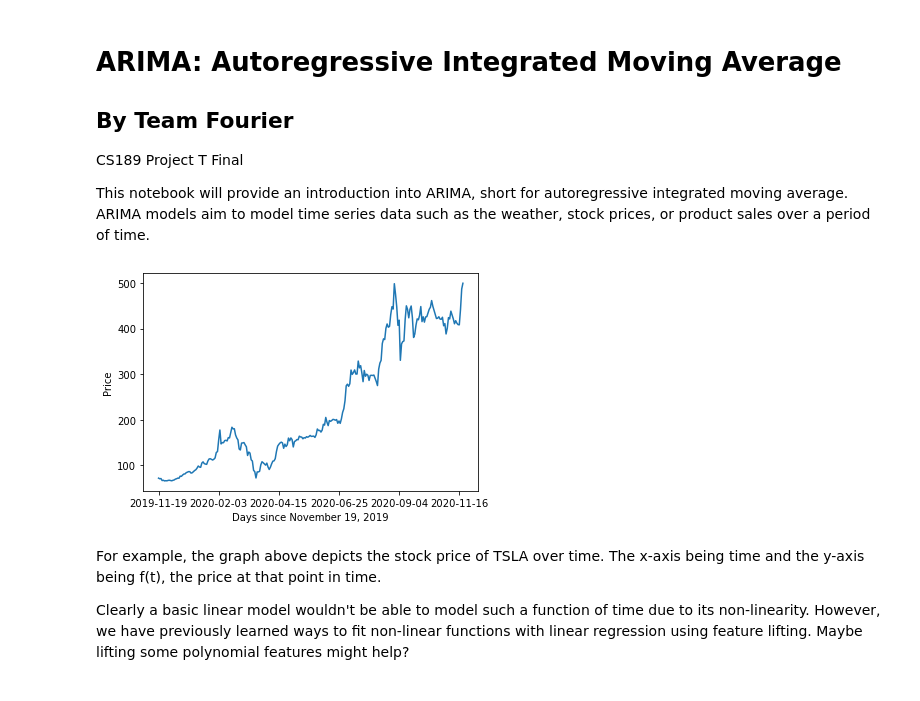
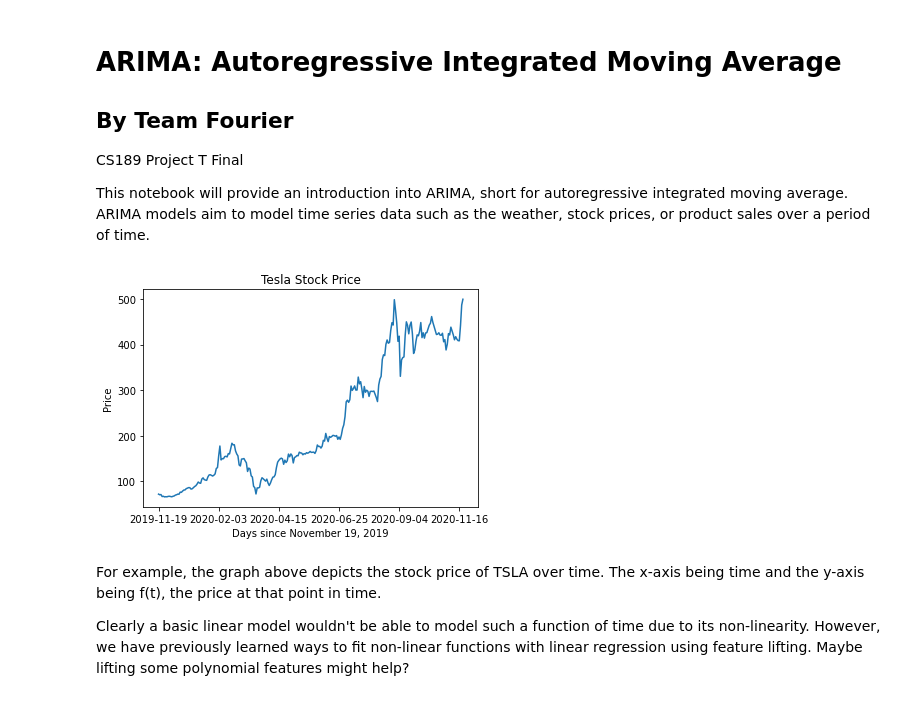
Before and after one commit to adamchang2000/cs189-project-t-arima, a Jupyter notebook: CS189 Project T ARIMA.ipynb, the cells around one changed output. Saved outputs shown, nothing was run; the diff lists cells and outputs as text; code cells hidden in the pictures.

```diff
--- a/CS189 Project T ARIMA.ipynb
+++ b/CS189 Project T ARIMA.ipynb
@@ -17,15 +23,16 @@ This notebook will provide an introduction into ARIMA, short for autoregressive
 # %%
 data = pd.read_csv('TSLA.csv')
 time = np.array(data['Date'])
 price = np.array(data['Close'])
 
+plt.title('Tesla Stock Price')
 plt.plot(time, price)
 plt.xticks(time[::50])
 plt.xlabel('Days since November 19, 2019')
 plt.ylabel('Price')
 plt.show()
 # %% [output]
-[figure, old version]
+[figure, new version]
 # %% [markdown]
 For example, the graph above depicts the stock price of TSLA over time. The x-axis being time and the y-axis being f(t), the price at that point in time.
 
```
Also changed, not shown: parts of 27 cells of this notebook.
